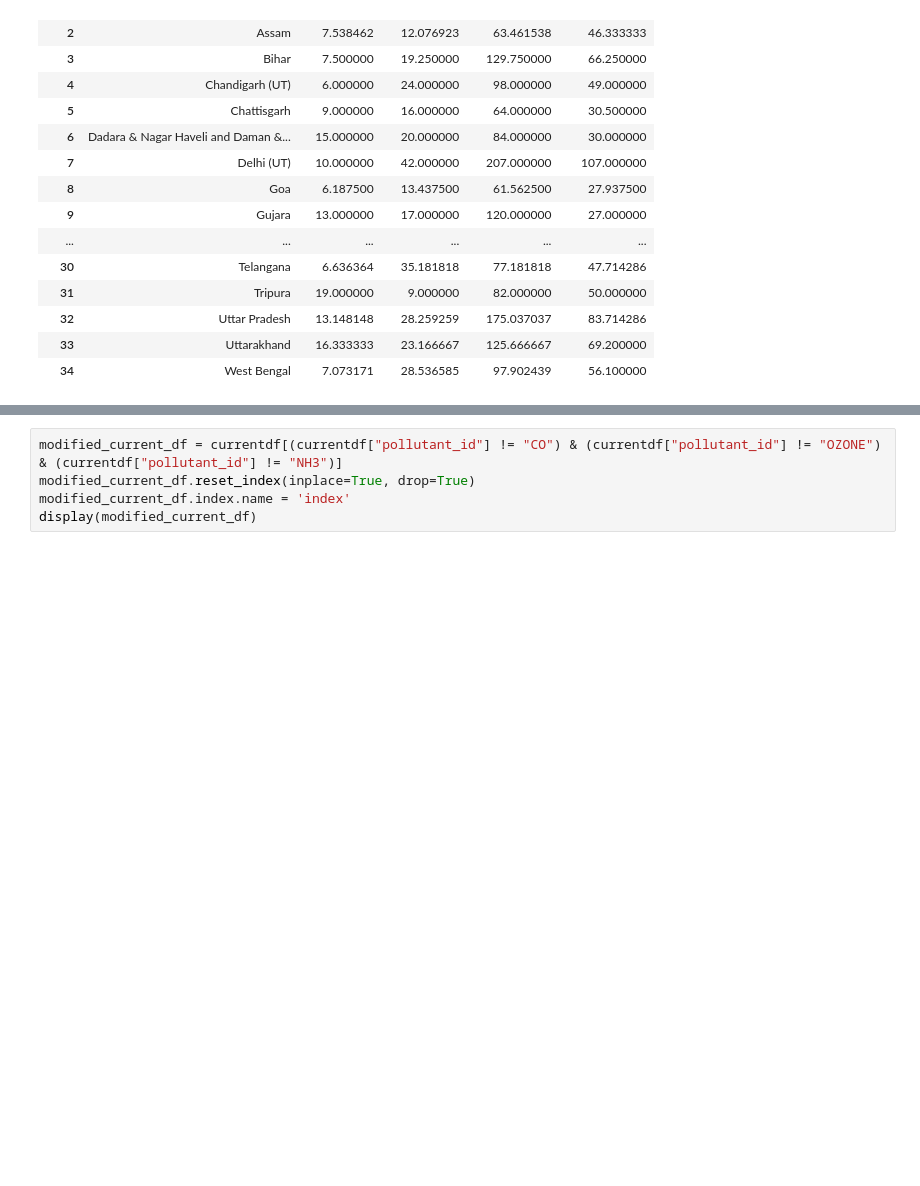
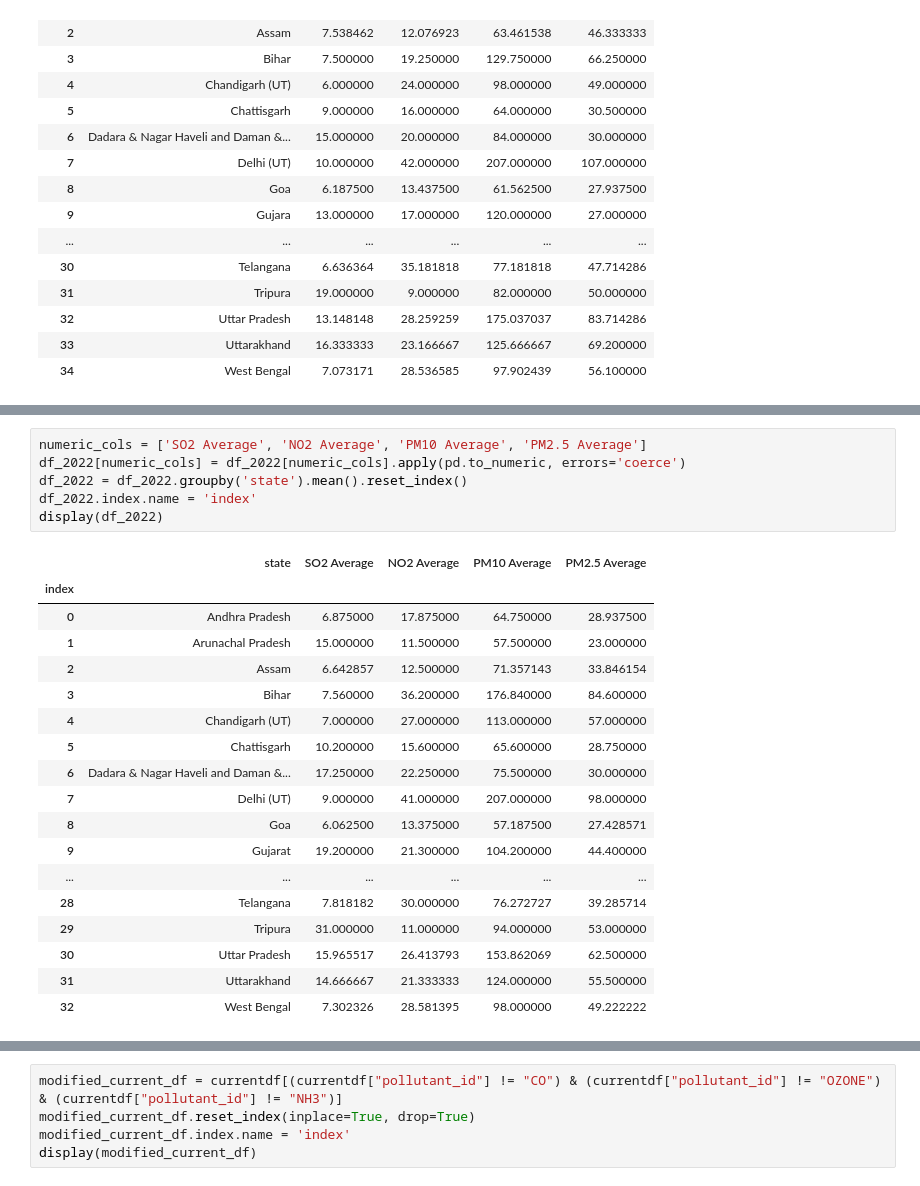
Before and after one commit to latheeshpoondla/Project, a Jupyter notebook: DSProject.ipynb, the cells around one changed output, grey strips where cells are left out. Cells and saved outputs as stored; diff of their text form; blank space fills up the shorter version.

```diff
--- a/DSProject.ipynb
+++ b/DSProject.ipynb
@@ -143,3 +156,28 @@ display(df_2022)
+# %%
+numeric_cols = ['SO2 Average', 'NO2 Average', 'PM10 Average', 'PM2.5 Average']
+df_2022[numeric_cols] = df_2022[numeric_cols].apply(pd.to_numeric, errors='coerce')
+df_2022 = df_2022.groupby('state').mean().reset_index()
+df_2022.index.name = 'index'
+display(df_2022)
+# %% [output]
+|  | state | SO2 Average | NO2 Average | PM10 Average | PM2.5 Average |
+| index |  |  |  |  |  |
+| 0 | Andhra Pradesh | 6.875000 | 17.875000 | 64.750000 | 28.937500 |
+| 1 | Arunachal Pradesh | 15.000000 | 11.500000 | 57.500000 | 23.000000 |
+| 2 | Assam | 6.642857 | 12.500000 | 71.357143 | 33.846154 |
+| 3 | Bihar | 7.560000 | 36.200000 | 176.840000 | 84.600000 |
+| 4 | Chandigarh (UT) | 7.000000 | 27.000000 | 113.000000 | 57.000000 |
+| 5 | Chattisgarh | 10.200000 | 15.600000 | 65.600000 | 28.750000 |
+| 6 | Dadara & Nagar Haveli and Daman &... | 17.250000 | 22.250000 | 75.500000 | 30.000000 |
+| 7 | Delhi (UT) | 9.000000 | 41.000000 | 207.000000 | 98.000000 |
+| 8 | Goa | 6.062500 | 13.375000 | 57.187500 | 27.428571 |
+| 9 | Gujarat | 19.200000 | 21.300000 | 104.200000 | 44.400000 |
+| ... | ... | ... | ... | ... | ... |
+| 28 | Telangana | 7.818182 | 30.000000 | 76.272727 | 39.285714 |
+| 29 | Tripura | 31.000000 | 11.000000 | 94.000000 | 53.000000 |
+| 30 | Uttar Pradesh | 15.965517 | 26.413793 | 153.862069 | 62.500000 |
+| 31 | Uttarakhand | 14.666667 | 21.333333 | 124.000000 | 55.500000 |
+| 32 | West Bengal | 7.302326 | 28.581395 | 98.000000 | 49.222222 |
 # %%
 polinfo_df=currentdf.value_counts('pollutant_id')
 display(polinfo_df)
```
Also changed, not shown: parts of 4 cells of this notebook.
